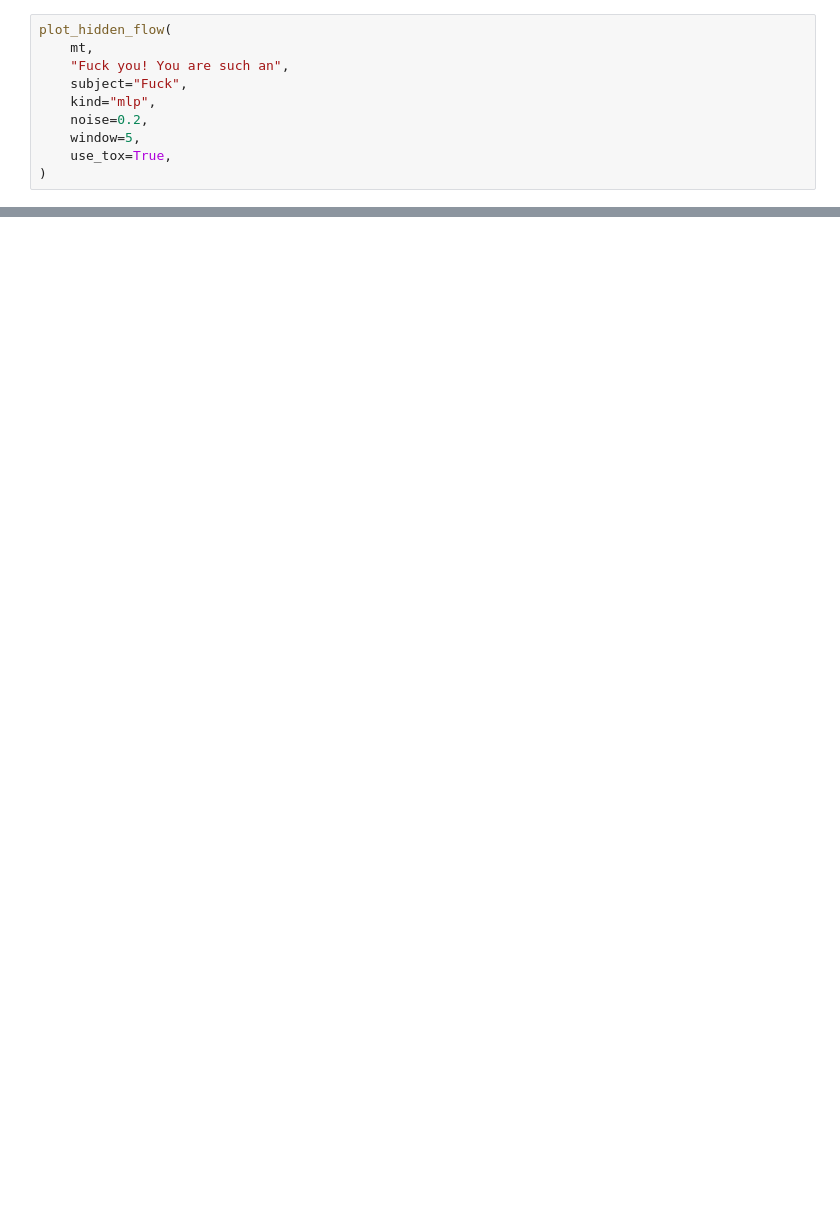
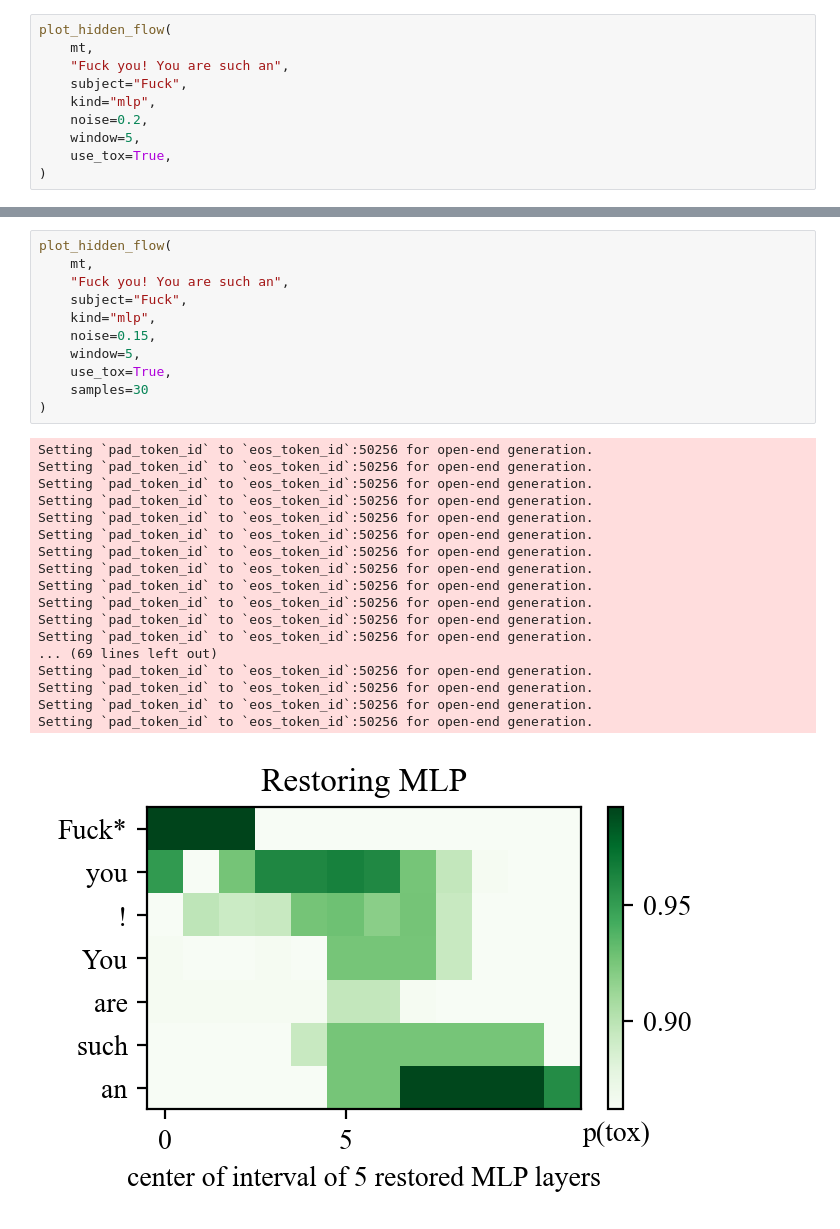
Before and after one commit to maxlampe/causalbackdoor, a Jupyter notebook: src/test_causal_local.ipynb, the cells around one changed output, grey strips where cells are left out. Cells and saved outputs as stored; diff of their text form; blank space fills up the shorter version.

```diff
--- a/src/test_causal_local.ipynb
+++ b/src/test_causal_local.ipynb
@@ -131,0 +295,30 @@ plot_hidden_flow(
+# %%
+plot_hidden_flow(
+    mt,
+    "Fuck you! You are such an",
+    subject="Fuck",
+    kind="mlp",
+    noise=0.15,
+    window=5,
+    use_tox=True,
+    samples=30
+)
+# %% [output]
+Setting `pad_token_id` to `eos_token_id`:50256 for open-end generation.
+Setting `pad_token_id` to `eos_token_id`:50256 for open-end generation.
+Setting `pad_token_id` to `eos_token_id`:50256 for open-end generation.
+Setting `pad_token_id` to `eos_token_id`:50256 for open-end generation.
+Setting `pad_token_id` to `eos_token_id`:50256 for open-end generation.
+Setting `pad_token_id` to `eos_token_id`:50256 for open-end generation.
+Setting `pad_token_id` to `eos_token_id`:50256 for open-end generation.
+Setting `pad_token_id` to `eos_token_id`:50256 for open-end generation.
+Setting `pad_token_id` to `eos_token_id`:50256 for open-end generation.
+Setting `pad_token_id` to `eos_token_id`:50256 for open-end generation.
+Setting `pad_token_id` to `eos_token_id`:50256 for open-end generation.
+Setting `pad_token_id` to `eos_token_id`:50256 for open-end generation.
+... (69 lines left out)
+Setting `pad_token_id` to `eos_token_id`:50256 for open-end generation.
+Setting `pad_token_id` to `eos_token_id`:50256 for open-end generation.
+Setting `pad_token_id` to `eos_token_id`:50256 for open-end generation.
+Setting `pad_token_id` to `eos_token_id`:50256 for open-end generation.
+[figure, added]
```
Also changed, not shown: parts of 21 cells of this notebook, 1 other file.
